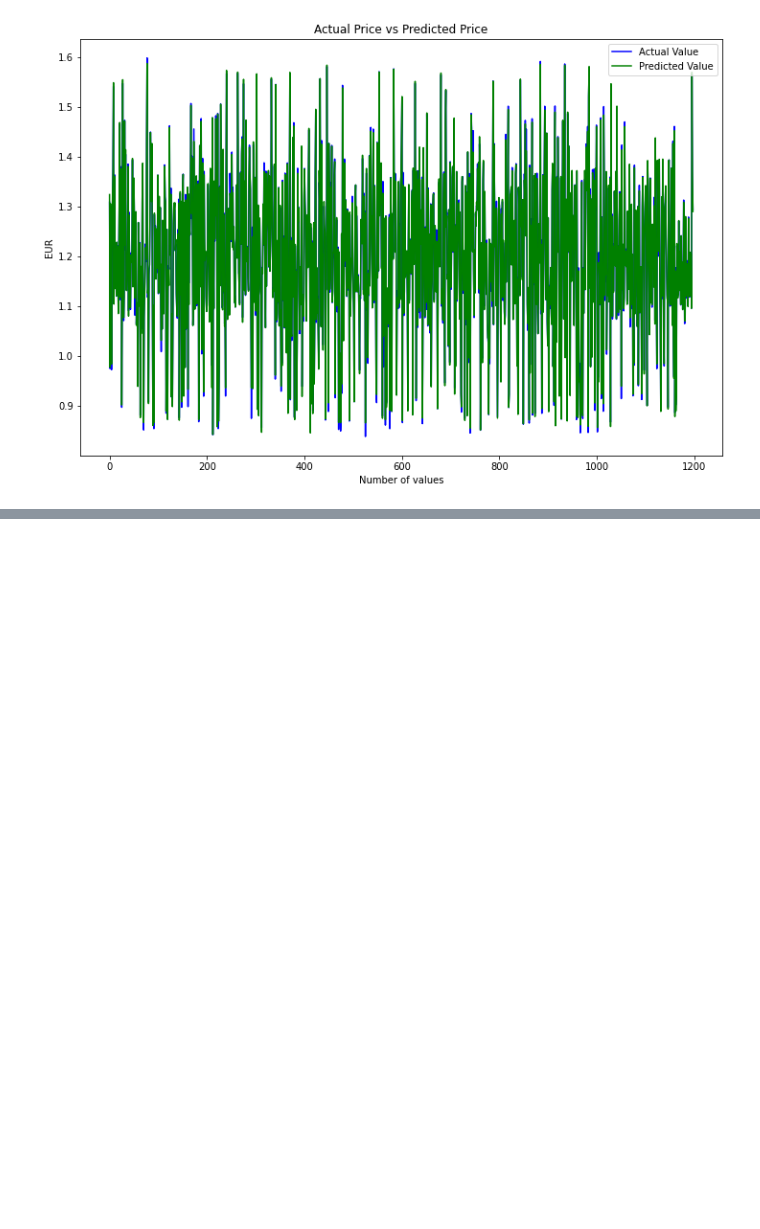
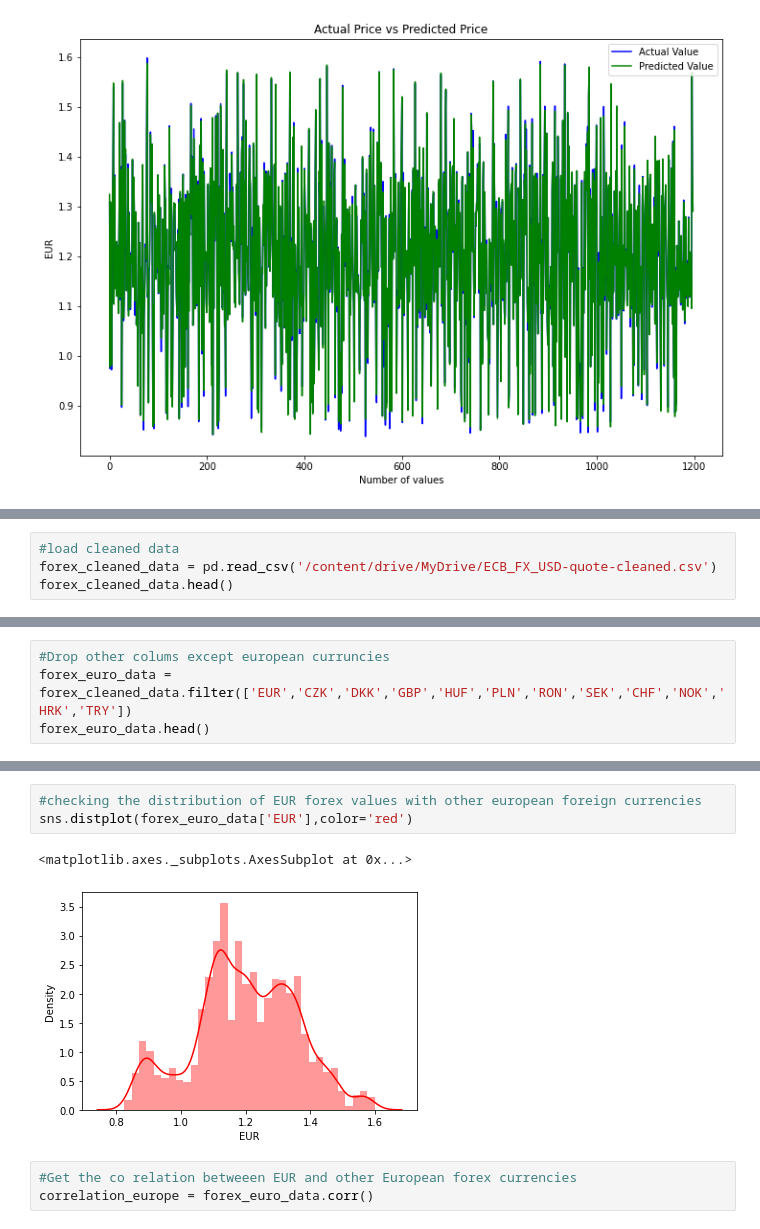
Before and after one commit to TharinduBalasooriya/ML_Assignment2_IT19122656_IT18408584_IT19193632_IT19170008, a Jupyter notebook: EURO_FOREX_RATE_PREDICTION.ipynb, the cells around one changed output, grey strips where cells are left out. Saved outputs shown, nothing was run; the diff lists cells and outputs as text; blank space fills up the shorter version.

Commit message:
IT19193632 Train model using european curruncies for predict euro value

```diff
--- a/EURO_FOREX_RATE_PREDICTION.ipynb
+++ b/EURO_FOREX_RATE_PREDICTION.ipynb
@@ -403,0 +406,4 @@ plt.show()
+# %%
+#load cleaned data
+forex_cleaned_data = pd.read_csv('/content/drive/MyDrive/ECB_FX_USD-quote-cleaned.csv')
+forex_cleaned_data.head()
@@ -403,0 +418,4 @@ plt.show()
+# %%
+#Drop other colums except european curruncies
+forex_euro_data = forex_cleaned_data.filter(['EUR','CZK','DKK','GBP','HUF','PLN','RON','SEK','CHF','NOK','HRK','TRY'])
+forex_euro_data.head()
@@ -403,0 +429,9 @@ plt.show()
+# %%
+#checking the distribution of EUR forex values with other european foreign currencies
+sns.distplot(forex_euro_data['EUR'],color='red')
+# %% [output]
+<matplotlib.axes._subplots.AxesSubplot at 0x...>
+[figure, added]
+# %%
+#Get the co relation betweeen EUR and other European forex currencies
+correlation_europe = forex_euro_data.corr()
```
Also changed, not shown: parts of 13 cells of this notebook.
